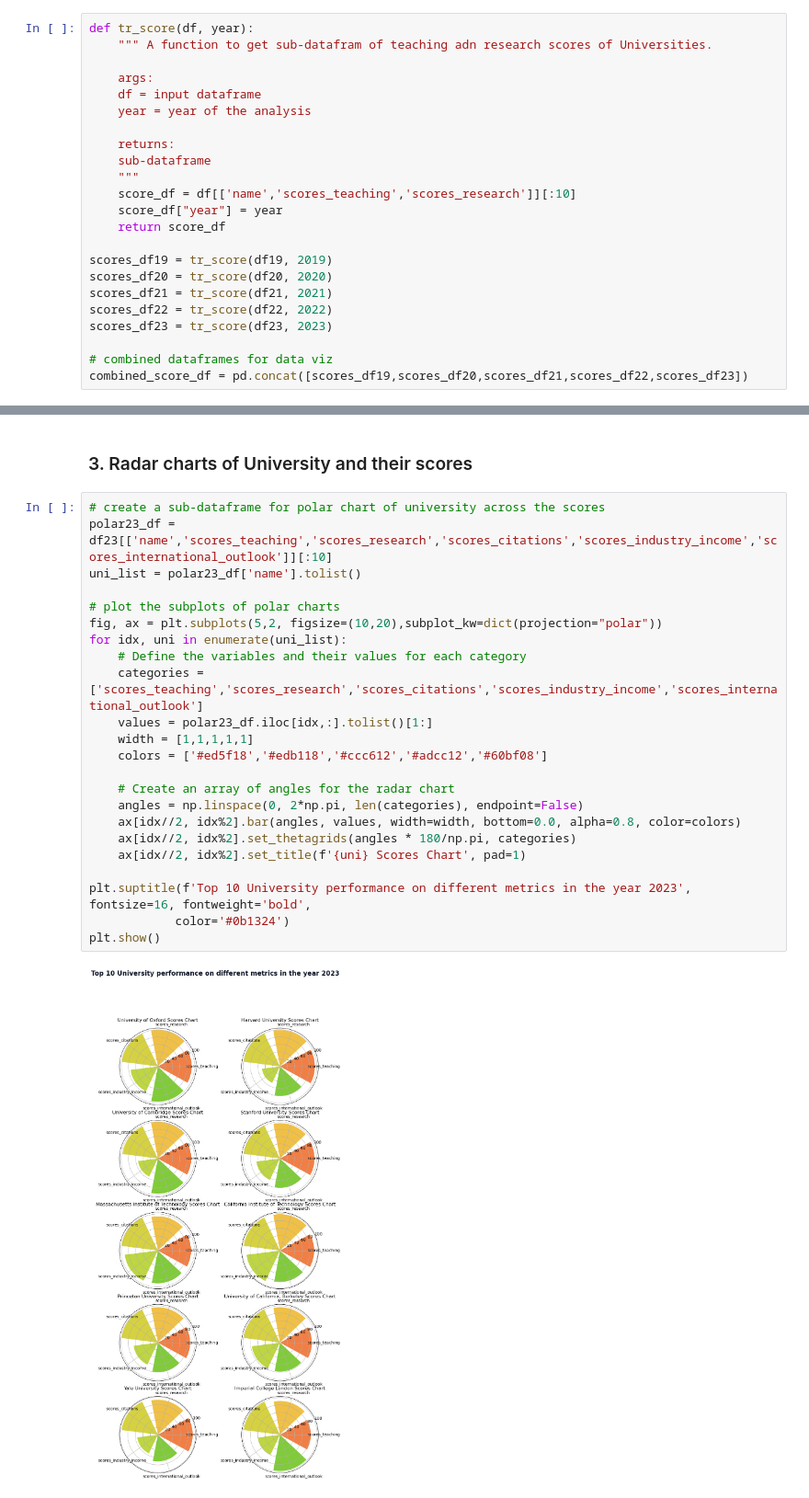
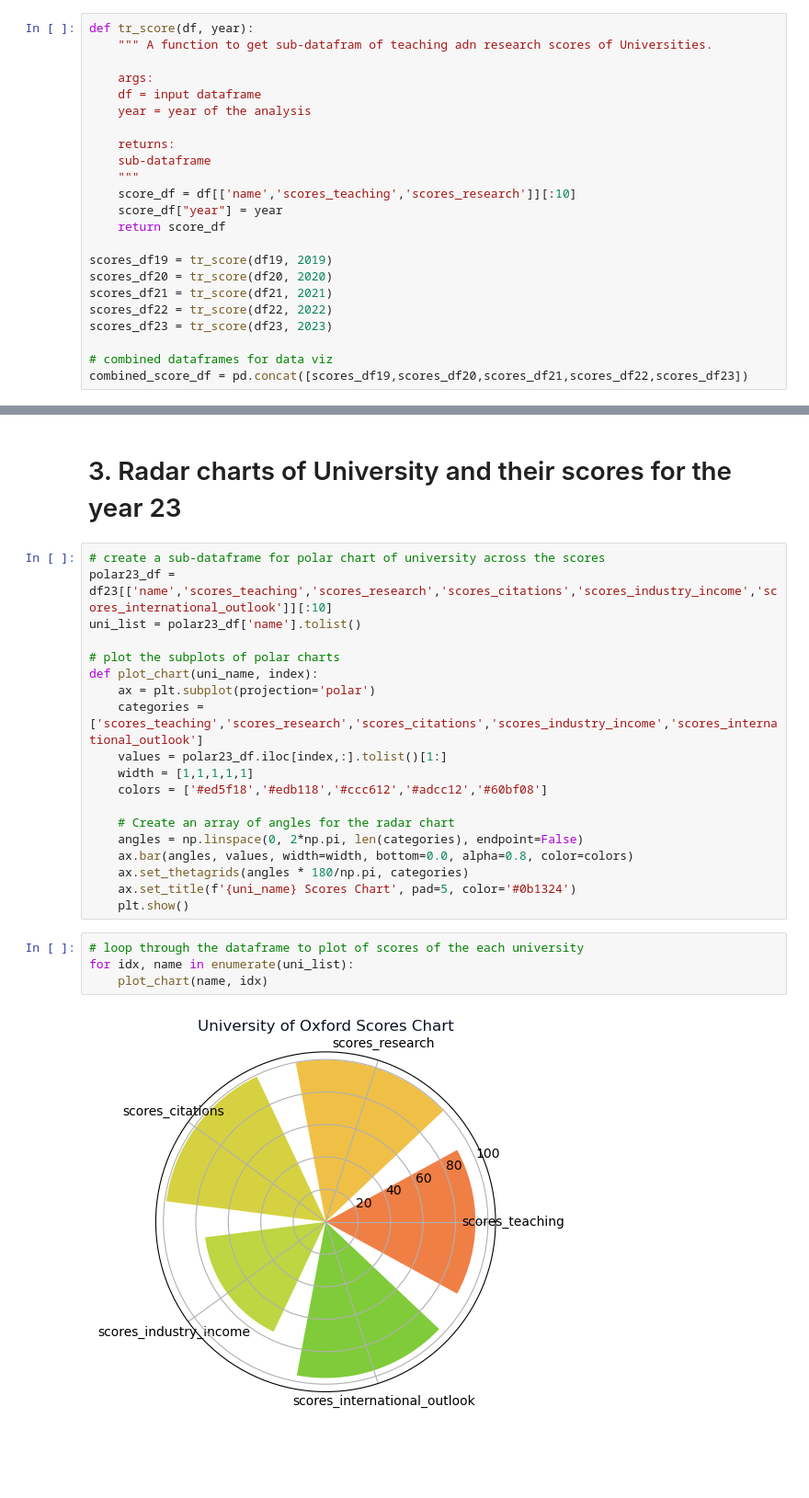
Before and after one commit to avikumart/AngleHack-Monthly-Code-Challange---Data-Viz, a Jupyter notebook: world-university-rankings-data-viz.ipynb, the cells around one changed output, grey strips where cells are left out. Shown at 92% size. Cells and saved outputs as stored; diff of their text form; blank space fills up the shorter version.

Commit message:
Kaggle Notebook | World University Rankings Data Viz | Version 9

```diff
--- a/world-university-rankings-data-viz.ipynb
+++ b/world-university-rankings-data-viz.ipynb
@@ -147,29 +146,29 @@ tr_plot(combined_score_df, 'scores_research','Research')
 [interactive output not drawn]
 [interactive output not drawn]
 # %% [markdown]
-### 3. Radar charts of University and their scores
+# 3. Radar charts of University and their scores for the year 23
 # %%
 # create a sub-dataframe for polar chart of university across the scores
 polar23_df = df23[['name','scores_teaching','scores_research','scores_citations','scores_industry_income','scores_international_outlook']][:10]
 uni_list = polar23_df['name'].tolist()
 
 # plot the subplots of polar charts
-fig, ax = plt.subplots(5,2, figsize=(10,20),subplot_kw=dict(projection="polar"))
-for idx, uni in enumerate(uni_list):
-    # Define the variables and their values for each category
+def plot_chart(uni_name, index):
+    ax = plt.subplot(projection='polar')
     categories = ['scores_teaching','scores_research','scores_citations','scores_industry_income','scores_international_outlook']
-    values = polar23_df.iloc[idx,:].tolist()[1:]
+    values = polar23_df.iloc[index,:].tolist()[1:]
     width = [1,1,1,1,1]
     colors = ['#ed5f18','#edb118','#ccc612','#adcc12','#60bf08']
 
     # Create an array of angles for the radar chart
     angles = np.linspace(0, 2*np.pi, len(categories), endpoint=False)
-    ax[idx//2, idx%2].bar(angles, values, width=width, bottom=0.0, alpha=0.8, color=colors)
-    ax[idx//2, idx%2].set_thetagrids(angles * 180/np.pi, categories)
-    ax[idx//2, idx%2].set_title(f'{uni} Scores Chart', pad=1)
-
-plt.suptitle(f'Top 10 University performance on different metrics in the year 2023', fontsize=16, fontweight='bold',
-            color='#0b1324')
-plt.show()
+    ax.bar(angles, values, width=width, bottom=0.0, alpha=0.8, color=colors)
+    ax.set_thetagrids(angles * 180/np.pi, categories)
+    ax.set_title(f'{uni_name} Scores Chart', pad=5, color='#0b1324')
+    plt.show()
-# %% [output]
-[figure, removed]
+# %%
+# loop through the dataframe to plot of scores of the each university
+for idx, name in enumerate(uni_list):
+    plot_chart(name, idx)
+# %% [output]
+[figure, added]
```
Also changed, not shown: parts of 9 cells of this notebook.
